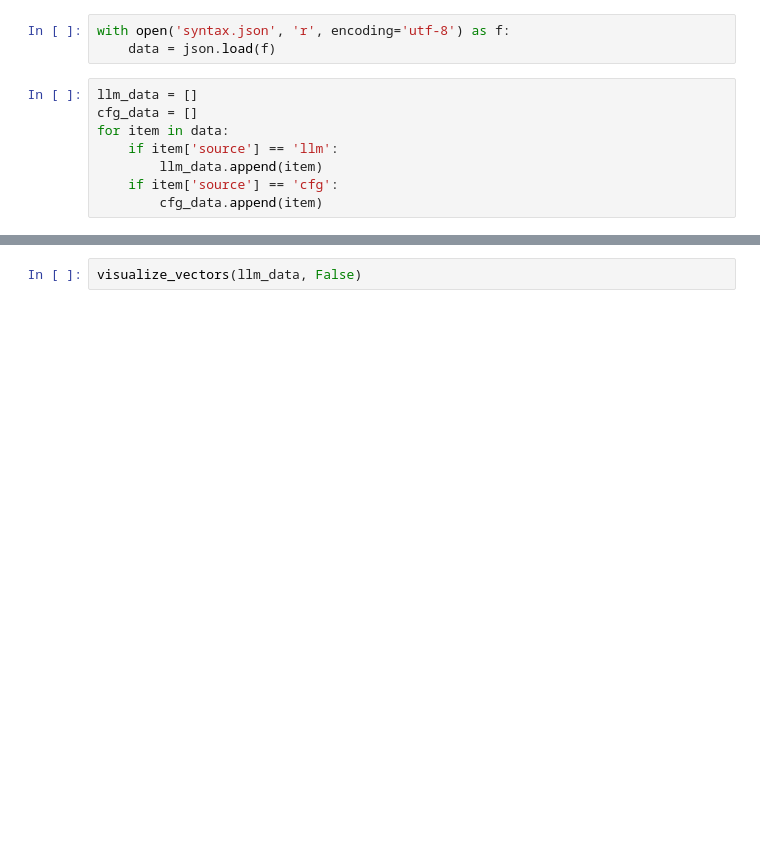
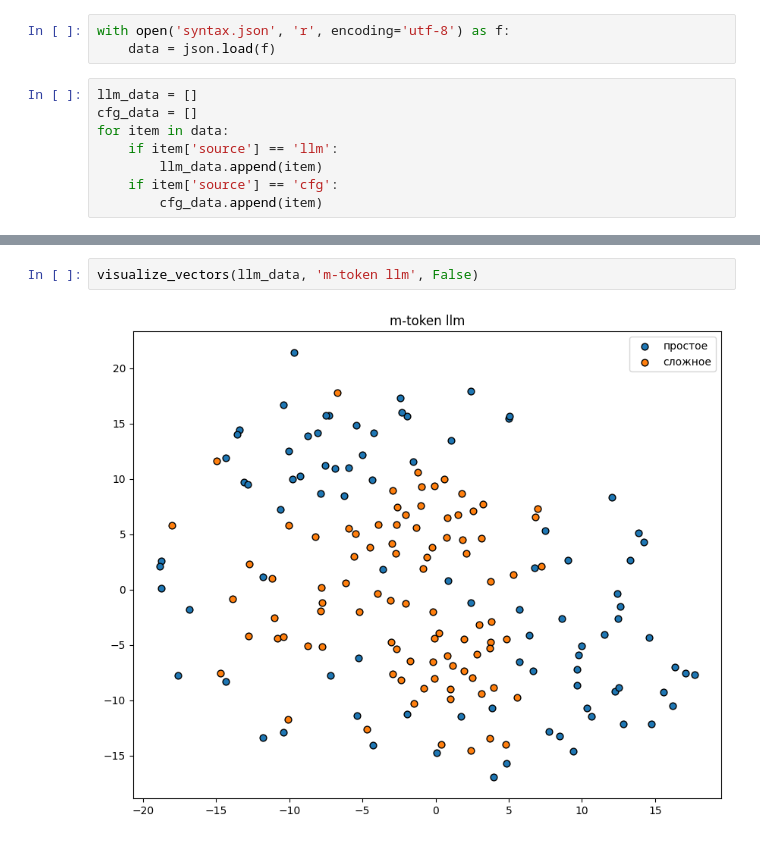
Before and after one commit to PalkinEgor/diploma, a Jupyter notebook: notebooks/e_m_syntax_analyze.ipynb, the cells around one changed output, grey strips where cells are left out. Drawn from its saved outputs; the diff is of its cells as text; blank space fills up the shorter version.

```diff
--- a/notebooks/e_m_syntax_analyze.ipynb
+++ b/notebooks/e_m_syntax_analyze.ipynb
@@ -45,3 +56,5 @@ visualize_vectors(llm_data, True)
 # %%
-visualize_vectors(llm_data, False)
+visualize_vectors(llm_data, 'm-token llm', False)
+# %% [output]
+[figure, added]
 # %%
```
Also changed, not shown: parts of 12 cells of this notebook, 7 other files.
